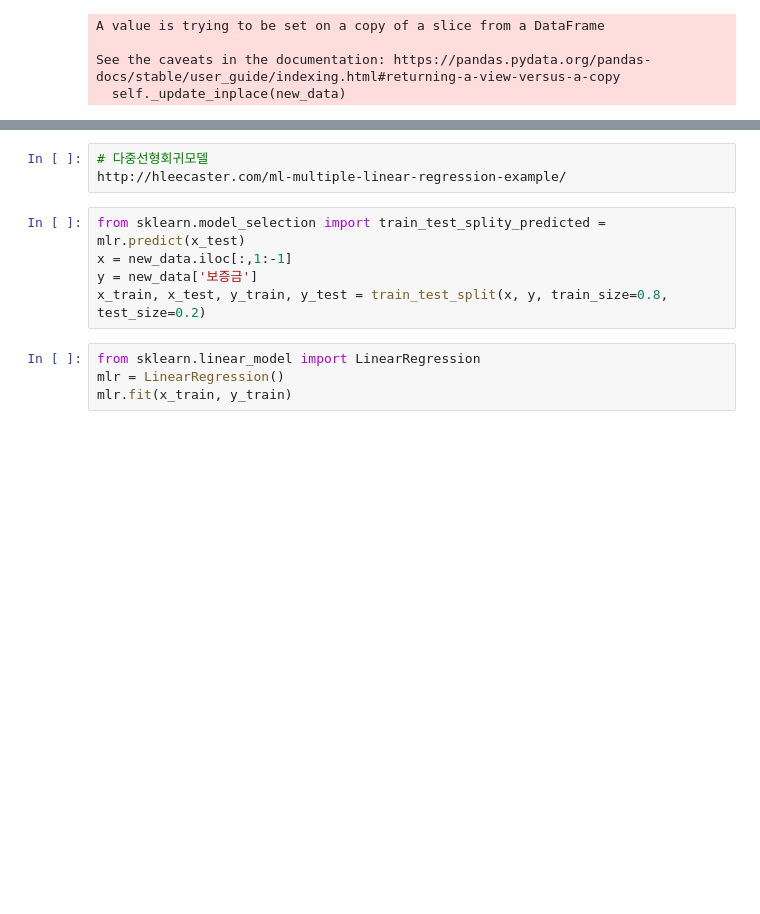
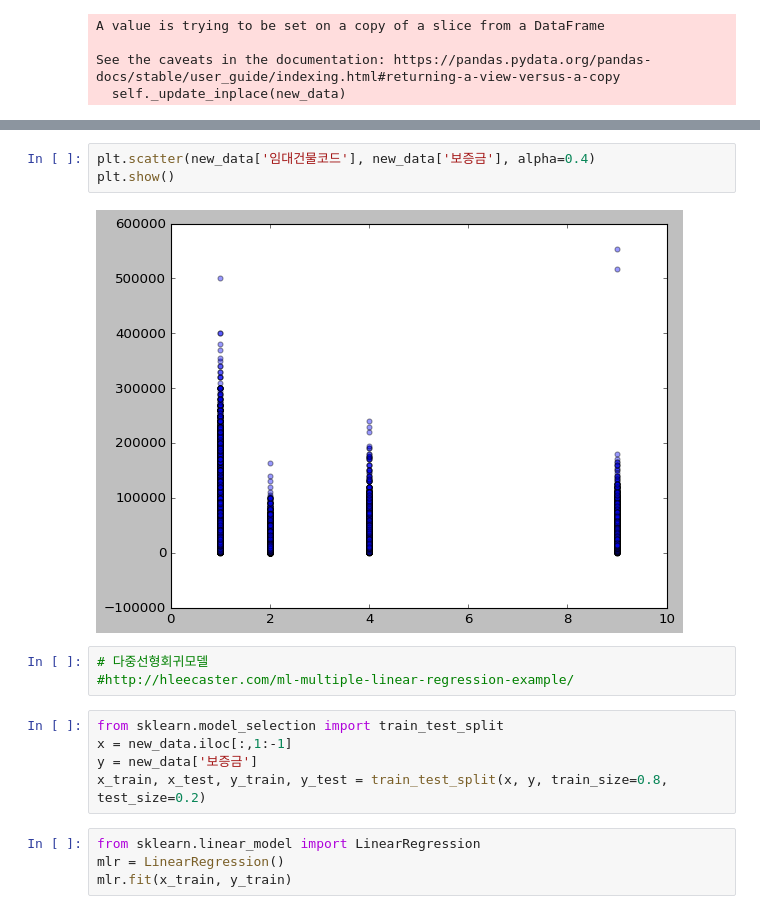
Before and after one commit to oftto/seoul_house, a Jupyter notebook: seoulhouse_EDA_2.ipynb, the cells around one changed output, grey strips where cells are left out. Saved outputs shown, nothing was run; the diff lists cells and outputs as text; blank space fills up the shorter version.

```diff
--- a/seoulhouse_EDA_2.ipynb
+++ b/seoulhouse_EDA_2.ipynb
@@ -153,11 +157,16 @@ plt.scatter(new_data['임대면적'], new_data['보증금'], alpha=0.4)
 plt.show()
 # %% [output]
 [figure]
+# %%
+plt.scatter(new_data['임대건물코드'], new_data['보증금'], alpha=0.4)
+plt.show()
+# %% [output]
+[figure, added]
 # %%
 # 다중선형회귀모델
-http://hleecaster.com/ml-multiple-linear-regression-example/
+#http://hleecaster.com/ml-multiple-linear-regression-example/
 # %%
-from sklearn.model_selection import train_test_splity_predicted = mlr.predict(x_test)
+from sklearn.model_selection import train_test_split
 x = new_data.iloc[:,1:-1]
 y = new_data['보증금']
 x_train, x_test, y_train, y_test = train_test_split(x, y, train_size=0.8, test_size=0.2)
```
Also changed, not shown: parts of 10 cells of this notebook.
